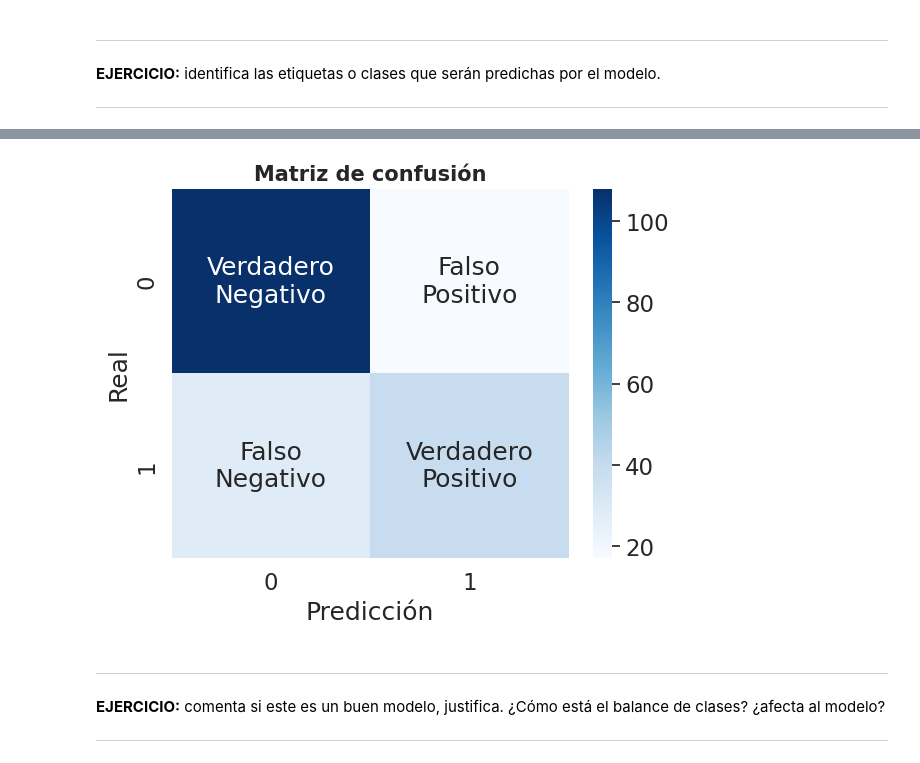
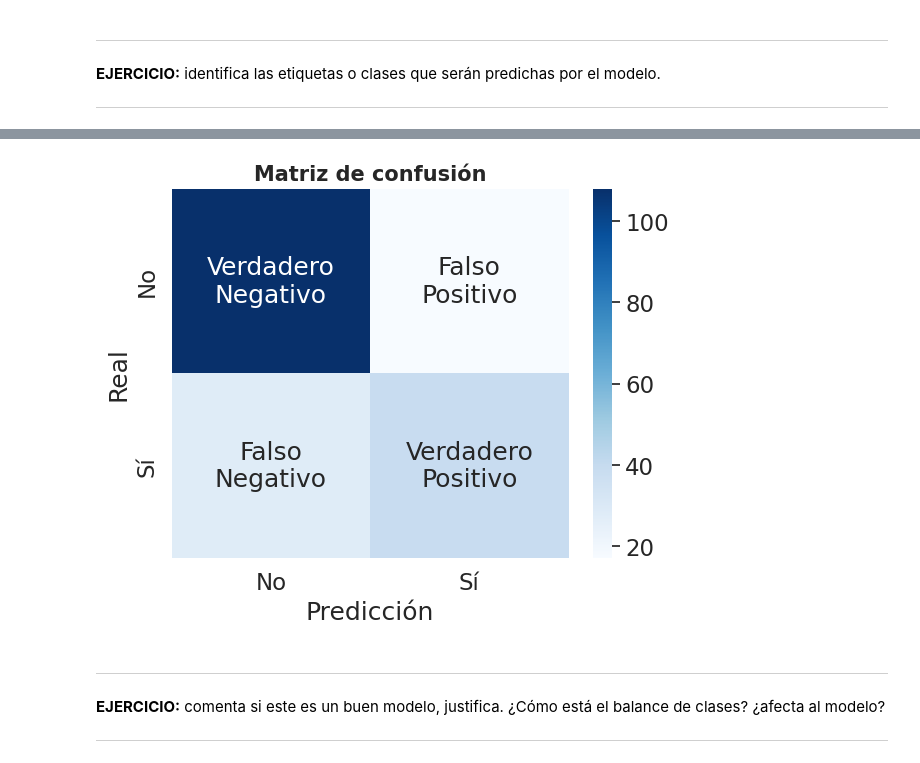
Before and after one commit to JaznaLaProfe/Machine-Learning, a Jupyter notebook: notebook/11_MLY0100_Ejemplo_Clasificación.ipynb, the cells around one changed output, grey strips where cells are left out. Cells and saved outputs as stored; diff of their text form; code cells hidden in the pictures.

```diff
--- a/notebook/11_MLY0100_Ejemplo_Clasificación.ipynb
+++ b/notebook/11_MLY0100_Ejemplo_Clasificación.ipynb
@@ -273,11 +272,12 @@ ACCURACY  76.5625
 # %%
 labels = ['Verdadero\nNegativo','Falso\nPositivo','Falso\nNegativo','Verdadero\nPositivo']
 labels = np.asarray(labels).reshape(2,2)
-sns.heatmap(cm, annot=labels, fmt='', cmap='Blues')
+clases = ["No","Sí"]
+sns.heatmap(cm, annot=labels, fmt='', cmap='Blues', xticklabels=clases, yticklabels=clases)
 plt.title("Matriz de confusión", fontsize=15, fontweight="bold")
 plt.xlabel("Predicción"); plt.ylabel("Real");
 # %% [output]
-[figure, old version]
+[figure, new version]
 # %% [markdown]
 ****
 **EJERCICIO:** comenta si este es un buen modelo, justifica. ¿Cómo está el balance de clases? ¿afecta al modelo?
```
Also changed, not shown: parts of 10 cells of this notebook, 1 other file.
